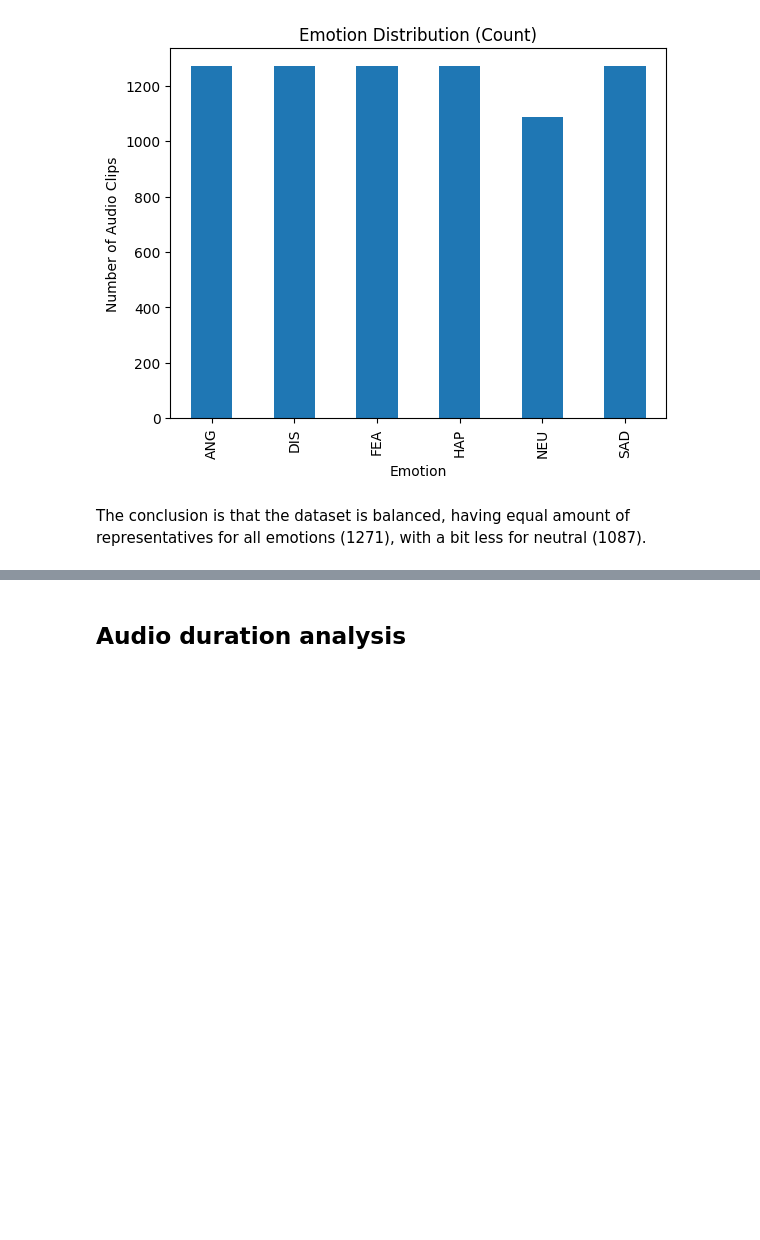
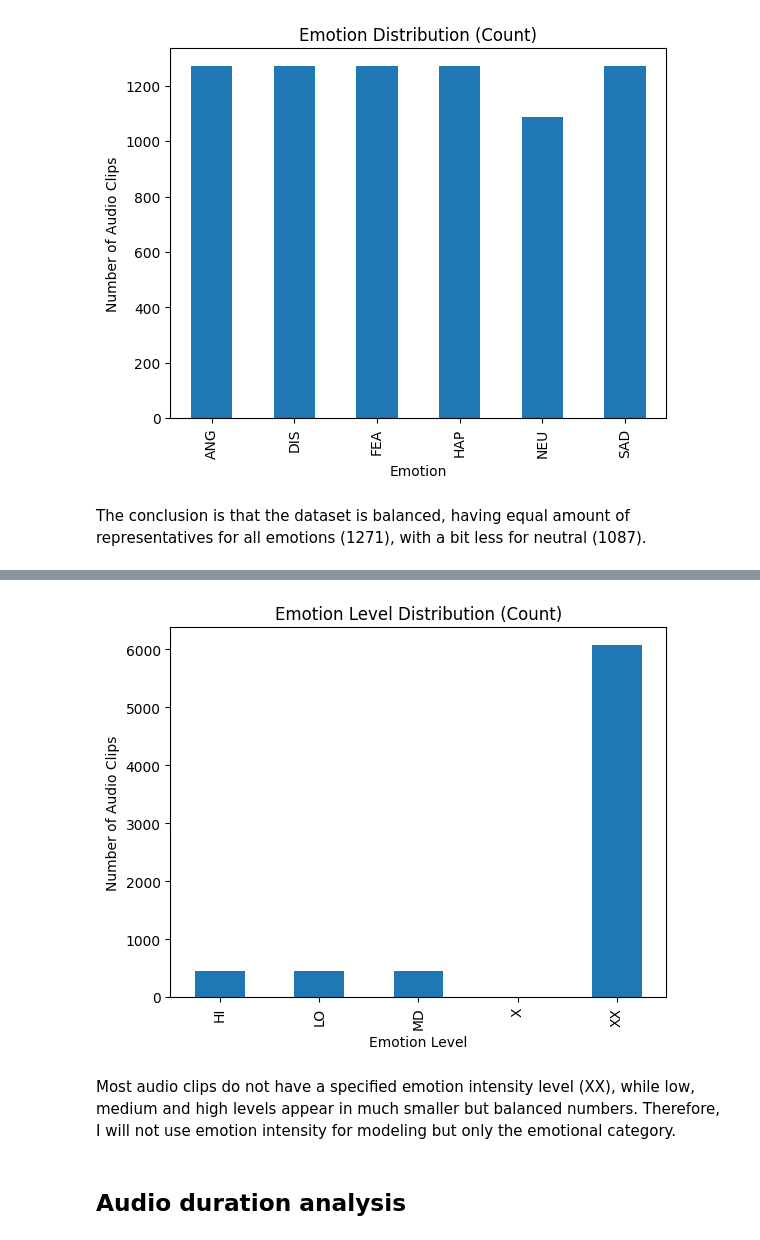
Before and after one commit to Preslavva/EmoReco, a Jupyter notebook: EmoReco.ipynb, the cells around one changed output, grey strips where cells are left out. Cells and saved outputs as stored; diff of their text form; code cells hidden in the pictures; blank space fills up the shorter version.

```diff
--- a/EmoReco.ipynb
+++ b/EmoReco.ipynb
@@ -137,0 +142,3 @@ The conclusion is that the dataset is balanced, having equal amount of represent
+# %%
+emotion_counts = df["emotion_level"].value_counts().sort_index()
+emotion_counts
@@ -138,3 +153,15 @@ The conclusion is that the dataset is balanced, having equal amount of represent
+# %%
+import matplotlib.pyplot as plt
+
+emotion_counts.plot(kind="bar")
+plt.title("Emotion Level Distribution (Count)")
+plt.xlabel("Emotion Level")
+plt.ylabel("Number of Audio Clips")
+plt.show()
+# %% [output]
+[figure, added]
+# %% [markdown]
+Most audio clips do not have a specified emotion intensity level (XX), while low, medium and high levels appear in much smaller but balanced numbers. Therefore, I will not use  emotion intensity  for modeling but only the emotional category.
 # %% [markdown]
 ## Audio duration analysis
 # %%
```
Also changed, not shown: parts of 26 cells of this notebook.
